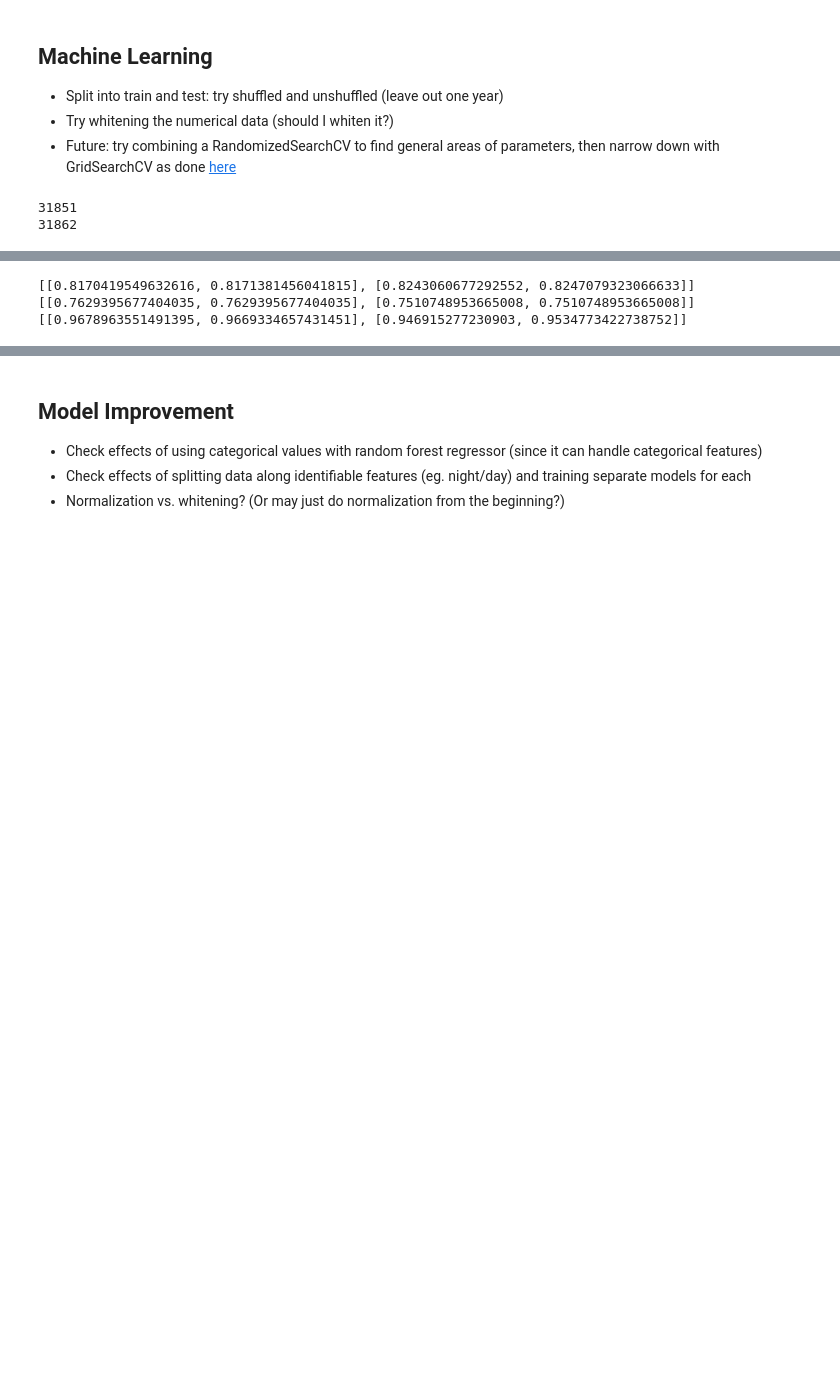
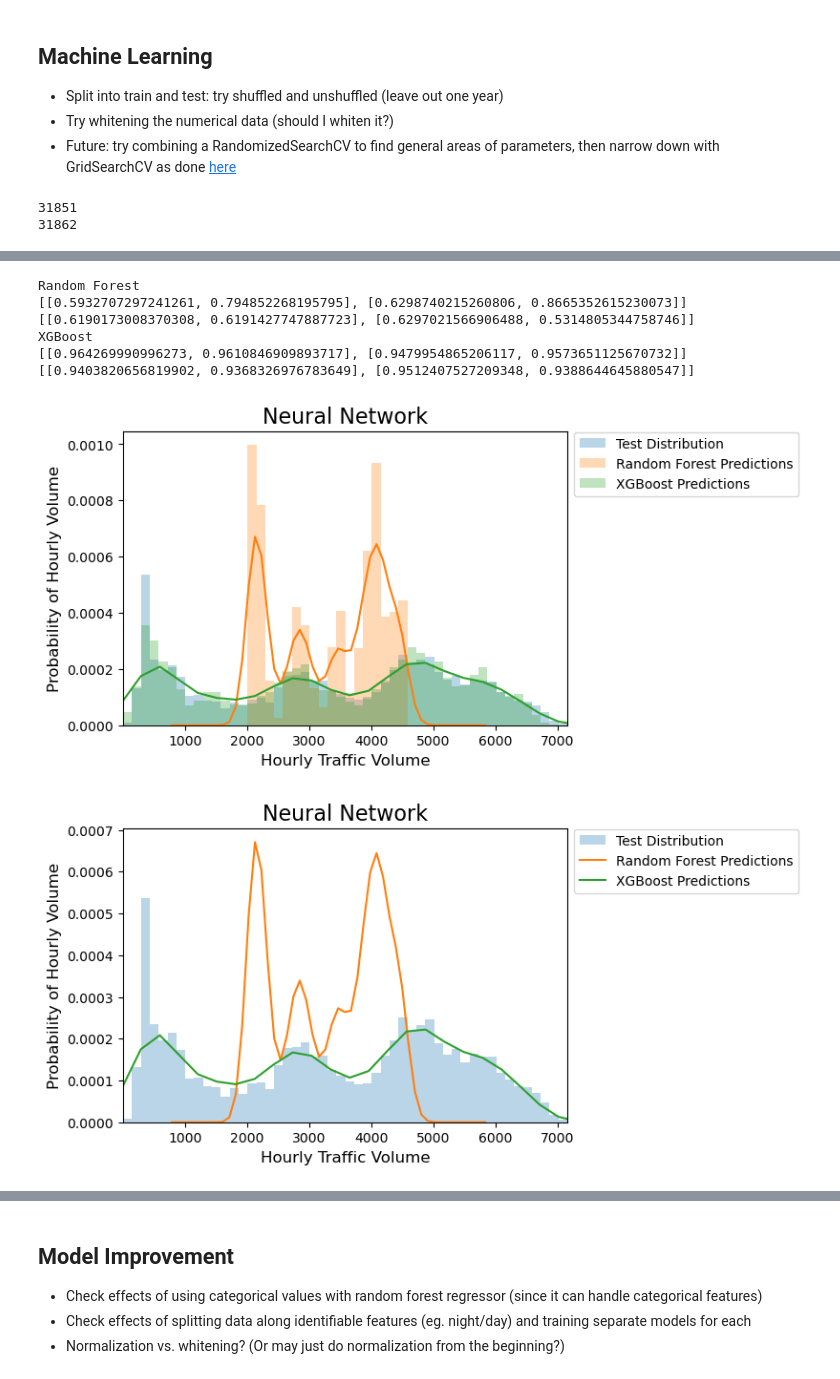
Before and after one commit to marshineer/SimpleRegression, a Jupyter notebook: traffic_flow_analysis.ipynb, the cells around one changed output, grey strips where cells are left out. Drawn from its saved outputs; the diff is of its cells as text; code cells hidden in the pictures; blank space fills up the shorter version.

```diff
--- a/traffic_flow_analysis.ipynb
+++ b/traffic_flow_analysis.ipynb
@@ -793,34 +769,96 @@ print(f'Took {timedelta(seconds=t_full)} to run all grid searches')
 # %%
 # Check the performance of the models on the test data
-for model in models:
+fig, ax = plt.subplots(1, 1, figsize=(6, 4))
+fig2, ax2 = plt.subplots(1, 1, figsize=(6, 4))
+fig3, ax3 = plt.subplots(1, 1, figsize=(6, 4))
+leg_hdls = []
+leg_lbls = []
+for m, model in enumerate(models):
+    print(model['name'])
     split_test_scores = []
     split_norm_test_scores = []
     for i, (X_train, X_test, y_train, y_test) in enumerate(data_splits):
         X_norm_train, X_norm_test, y_train_norm, y_test_norm = norm_splits[i]
         cv_test_scores = []
         cv_norm_test_scores = []
         for j in range(len(cv_splits)):
             # Model trained on unnormalized data
             best_model = model['best_model'][i][j]
             # To get rid of warnings
             # https://stackoverflow.com/questions/27122757/sklearn-set-params-takes-exactly-1-argument
-            best_model.fit(X_train, y_train)
+            # best_model.set_params(warm_start=False)
+            # best_model.fit(X_train, y_train)
             y_pred = best_model.predict(X_test)
             cv_test_scores.append(r2_score(y_test, y_pred))
 
-            # Model trained on whitened data
+            # Model trained on normalized data
             best_norm_model = model['best_norm_model'][i][j]
-            best_norm_model.fit(X_norm_train, y_train_norm)
-            y_pred_norm = best_model.predict(X_norm_test)
-            cv_white_test_scores.append(r2_score(y_test_norm, y_pred_norm))
+            # best_norm_model.fit(X_norm_train, y_train_norm)
+            y_pred_norm = best_norm_model.predict(X_norm_test)
+            cv_norm_test_scores.append(r2_score(y_test_norm, y_pred_norm))
 
+            # Plot the predicted distribution
+            if (i == 0) and (j == 0):
+                _, bins = np.histogram(y_test, bins=50)
+                if m == 0:
+                    plt_test = ax.hist(y_test, bins, color='C0', histtype='bar', density=True, alpha=0.3)
+                    # plt_test = ax.hist(y_test, bins, color='k', histtype='step', density=True)
+                    leg_hdls.append(plt_test[-1])
+                    leg_lbls.append('Test Distribution')
+                y_pred = pd.Series(y_pred)
+                plt_pi = ax.hist(y_pred, bins, color=f'C{m + 1}', histtype='bar', density=True, alpha=0.3)
+                leg_hdls.append(plt_pi[-1])
+                leg_lbls.append(model['name'] + ' Predictions')
+                ax.set_title('Neural Network', fontsize=16)
+                ax.set_xlim([bins[0], bins[-1]])
+                y_pred.plot.kde(ind=50, color=f'C{m + 1}', ax=ax)
+                ax.set_ylabel('Probability of Hourly Volume', fontsize=12)
+                ax.set_xlabel('Hourly Traffic Volume', fontsize=12)
+
+            # Plot the predicted distribution
+            if (i == 0) and (j == 0):
+                _, bins = np.histogram(y_test, bins=50)
+                if m == 0:
+                    ax2.hist(y_test, bins, color='C0', histtype='bar', density=True, alpha=0.3, label='Test Distribution')
+                y_pred = pd.Series(y_pred)
+                # ax2.hist(y_pred, bins, color=f'C{m + 1}', histtype='bar', density=True, alpha=0.3)
+                y_pred.plot.kde(ind=50, color=f'C{m + 1}', ax=ax2, label=model['name'] + ' Predictions')
+                ax2.set_title('Neural Network', fontsize=16)
+                ax2.set_xlim([bins[0], bins[-1]])
+                ax2.set_ylabel('Probability of Hourly Volume', fontsize=12)
+                ax2.set_xlabel('Hourly Traffic Volume', fontsize=12)
+
+            # Plot the predicted distribution
+            if (i == 0) and (j == 0):
+                _, bins = np.histogram(y_test, bins=50)
+                if m == 0:
+                    y_test.plot.kde(ind=50, color='k', ax=ax3, label='Test Distribution')
+                y_pred = pd.Series(y_pred)
+                ax3.hist(y_pred, bins, color=f'C{m}', histtype='bar', density=True, alpha=0.3, label=model['name'] + ' Predictions')
+                ax3.set_title('Neural Network', fontsize=16)
+                ax3.set_xlim([bins[0], bins[-1]])
+                ax3.set_ylabel('Probability of Hourly Volume', fontsize=12)
+                ax3.set_xlabel('Hourly Traffic Volume', fontsize=12)
+
+        # Save the scores
         split_test_scores.append(cv_test_scores)
         split_norm_test_scores.append(cv_norm_test_scores)
 
     print(split_test_scores)
+    print(split_norm_test_scores)
     model['best_test_r2'] = split_test_scores
     model['best_norm_test_r2'] = split_norm_test_scores
+
+ax.legend(handles=leg_hdls, labels=leg_lbls, loc='upper left', bbox_to_anchor=(1.0, 1.02))
+ax2.legend(loc='upper left', bbox_to_anchor=(1.0, 1.02))
+ax3.legend(loc='upper left', bbox_to_anchor=(1.0, 1.02))
+plt.show()
 # %% [output]
-[[0.8170419549632616, 0.8171381456041815], [0.8243060677292552, 0.8247079323066633]]
-[[0.7629395677404035, 0.7629395677404035], [0.7510748953665008, 0.7510748953665008]]
-[[0.9678963551491395, 0.9669334657431451], [0.946915277230903, 0.9534773422738752]]
+Random Forest
+[[0.5932707297241261, 0.794852268195795], [0.6298740215260806, 0.8665352615230073]]
+[[0.6190173008370308, 0.6191427747887723], [0.6297021566906488, 0.5314805344758746]]
+XGBoost
+[[0.964269990996273, 0.9610846909893717], [0.9479954865206117, 0.9573651125670732]]
+[[0.9403820656819902, 0.9368326976783649], [0.9512407527209348, 0.9388644645880547]]
+[figure, added]
+[figure, added]
```
Also changed, not shown: parts of 41 cells of this notebook.
